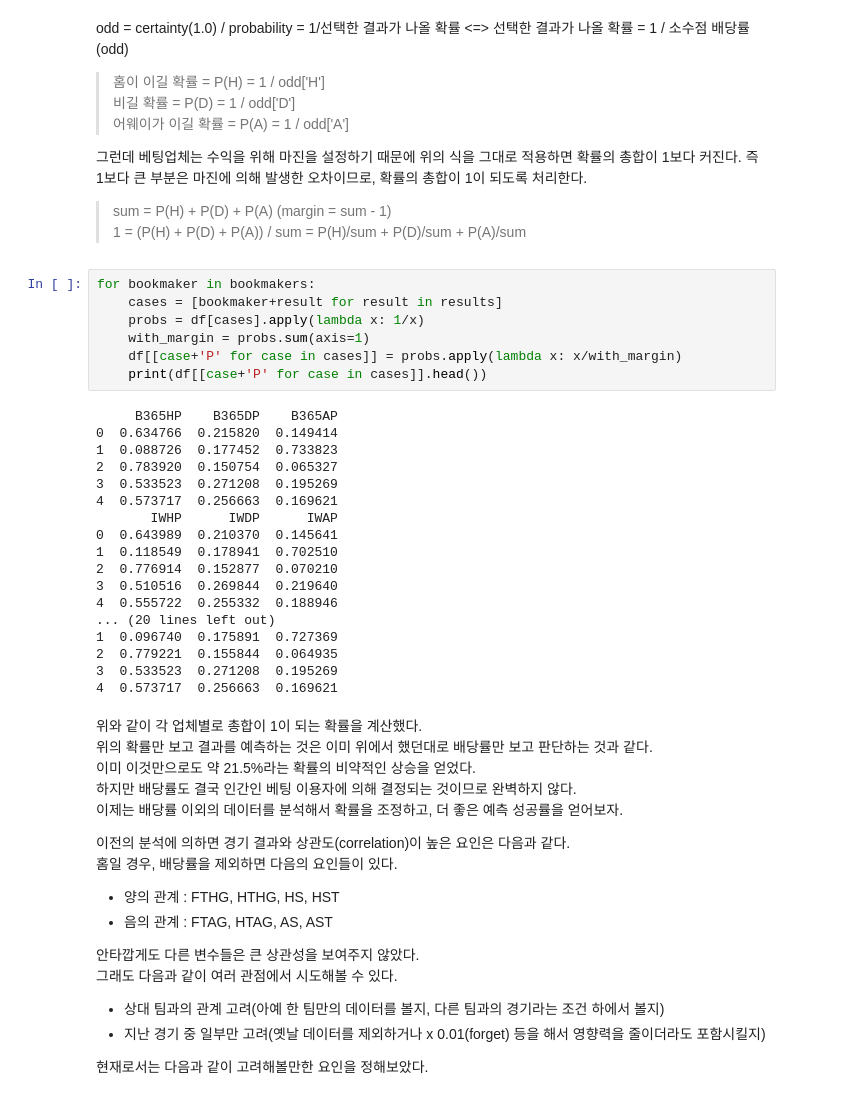
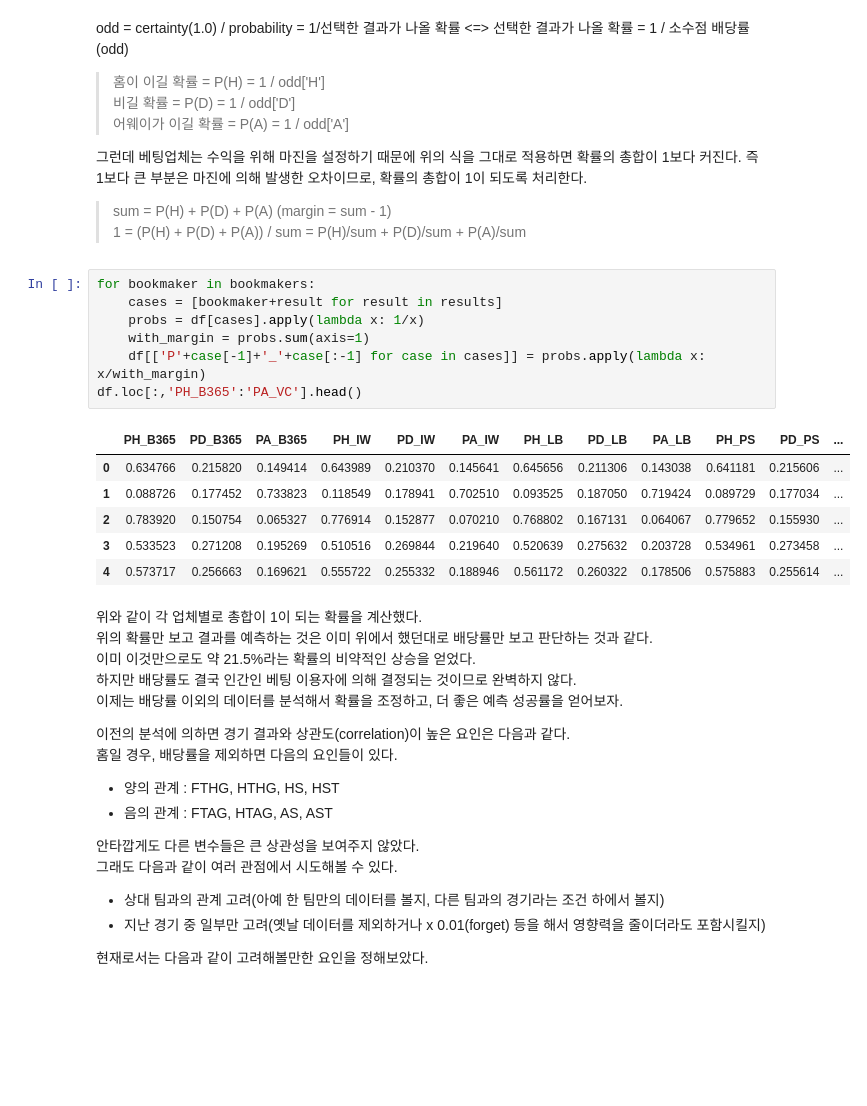
Before and after one commit to sunghoonhong/foot-ball-analysis, a Jupyter notebook: prototype.ipynb, the cells around one changed output. Cells and saved outputs as stored; diff of their text form; blank space fills up the shorter version.

```diff
--- a/prototype.ipynb
+++ b/prototype.ipynb
@@ -108,28 +129,17 @@ odd = certainty(1.0) / probability = 1/선택한 결과가 나올 확률
 # %%
 for bookmaker in bookmakers:
     cases = [bookmaker+result for result in results]
     probs = df[cases].apply(lambda x: 1/x)
     with_margin = probs.sum(axis=1)
-    df[[case+'P' for case in cases]] = probs.apply(lambda x: x/with_margin)
-    print(df[[case+'P' for case in cases]].head())
+    df[['P'+case[-1]+'_'+case[:-1] for case in cases]] = probs.apply(lambda x: x/with_margin)
+df.loc[:,'PH_B365':'PA_VC'].head()
 # %% [output]
-     B365HP    B365DP    B365AP
-0  0.634766  0.215820  0.149414
-1  0.088726  0.177452  0.733823
-2  0.783920  0.150754  0.065327
-3  0.533523  0.271208  0.195269
-4  0.573717  0.256663  0.169621
-       IWHP      IWDP      IWAP
-0  0.643989  0.210370  0.145641
-1  0.118549  0.178941  0.702510
-2  0.776914  0.152877  0.070210
-3  0.510516  0.269844  0.219640
-4  0.555722  0.255332  0.188946
-... (20 lines left out)
-1  0.096740  0.175891  0.727369
-2  0.779221  0.155844  0.064935
-3  0.533523  0.271208  0.195269
-4  0.573717  0.256663  0.169621
+|  | PH_B365 | PD_B365 | PA_B365 | PH_IW | PD_IW | PA_IW | PH_LB | PD_LB | PA_LB | PH_PS | PD_PS | ... |
+| 0 | 0.634766 | 0.215820 | 0.149414 | 0.643989 | 0.210370 | 0.145641 | 0.645656 | 0.211306 | 0.143038 | 0.641181 | 0.215606 | ... |
+| 1 | 0.088726 | 0.177452 | 0.733823 | 0.118549 | 0.178941 | 0.702510 | 0.093525 | 0.187050 | 0.719424 | 0.089729 | 0.177034 | ... |
+| 2 | 0.783920 | 0.150754 | 0.065327 | 0.776914 | 0.152877 | 0.070210 | 0.768802 | 0.167131 | 0.064067 | 0.779652 | 0.155930 | ... |
+| 3 | 0.533523 | 0.271208 | 0.195269 | 0.510516 | 0.269844 | 0.219640 | 0.520639 | 0.275632 | 0.203728 | 0.534961 | 0.273458 | ... |
+| 4 | 0.573717 | 0.256663 | 0.169621 | 0.555722 | 0.255332 | 0.188946 | 0.561172 | 0.260322 | 0.178506 | 0.575883 | 0.255614 | ... |
 # %% [markdown]
 위와 같이 각 업체별로 총합이 1이 되는 확률을 계산했다.
 위의 확률만 보고 결과를 예측하는 것은 이미 위에서 했던대로 배당률만 보고 판단하는 것과 같다.
```
Also changed, not shown: parts of 11 cells of this notebook.
